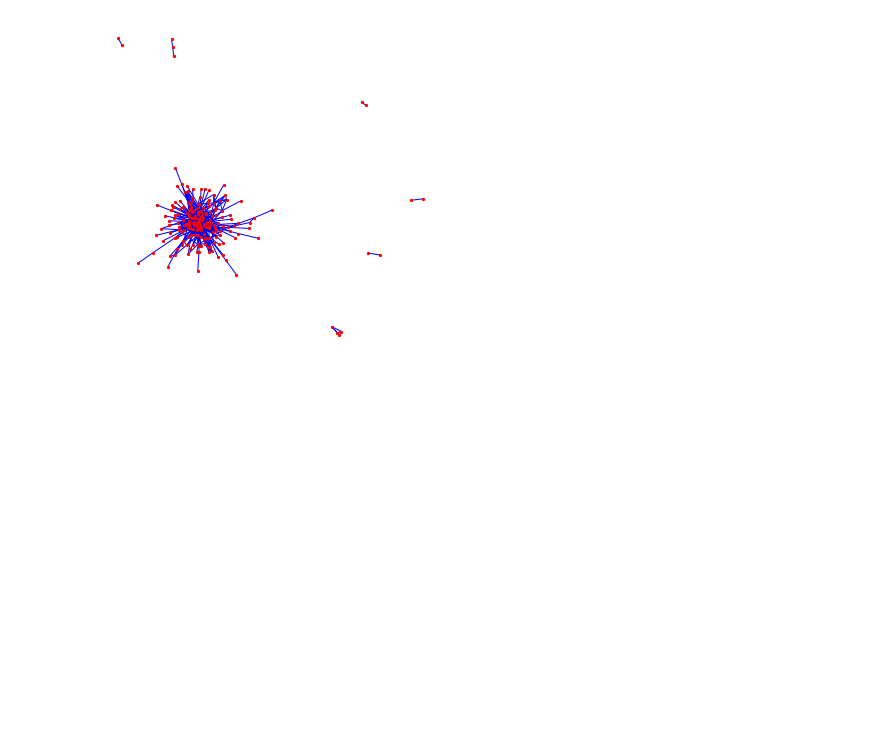
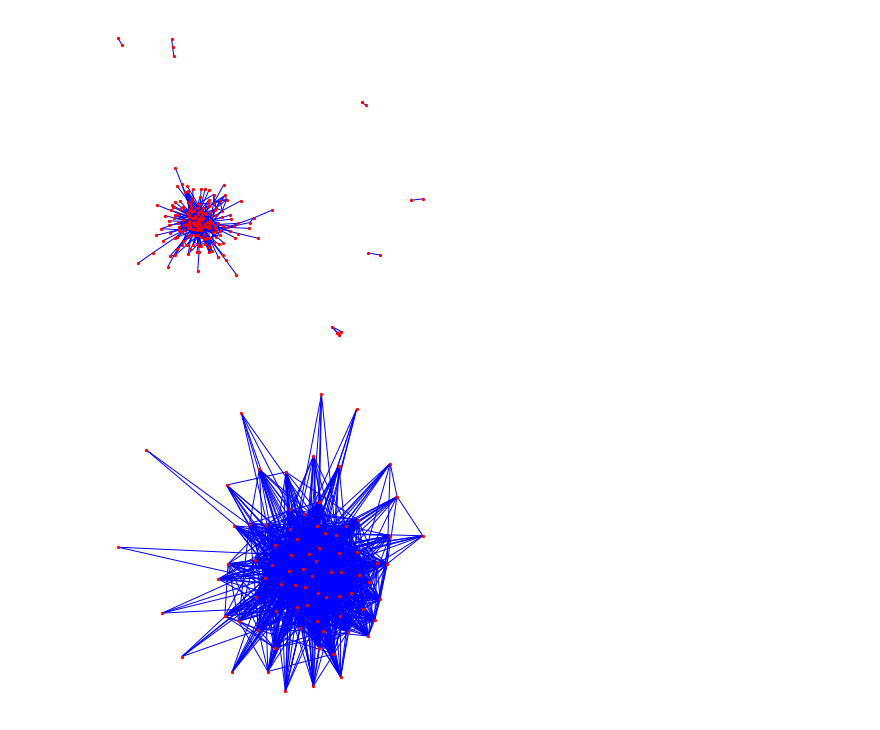
Before and after one commit to ghoumrassi/StockMarketDynamicGCN, a Jupyter notebook: researchproject/notebooks/visualise_network.ipynb, the cells around one changed output. Drawn from its saved outputs; the diff is of its cells as text; code cells hidden in the pictures; blank space fills up the shorter version.

```diff
--- a/researchproject/notebooks/visualise_network.ipynb
+++ b/researchproject/notebooks/visualise_network.ipynb
@@ -50,3 +50,23 @@ nx.draw(G2, node_color='r', edge_color='b',
 plt.savefig((FIGURES / 'nyt_graph'))
 # %% [output]
 [figure]
+# %%
+G3 = nx.Graph()
+with open((QUERIES / 'psql' / 'geo' / 'edges_reddit.q'), 'r') as f:
+    red_query = f.read()
+rs = engine.execute(text(red_query),
+                    prevdate=0, date=99999999999)
+results = rs.fetchall()
+
+for a, b, count in results:
+    if count < 20:
+        continue
+    if a in ticker_idx and b in ticker_idx:
+        G3.add_edge(ticker_idx[a], ticker_idx[b])
+# %%
+fig, ax = plt.subplots(figsize=(6,6))
+nx.draw(G3, node_color='r', edge_color='b',
+        node_size=5, ax=ax)
+plt.savefig((FIGURES / 'reddit_graph'))
+# %% [output]
+[figure, added]
```
Also changed, not shown: parts of 1 cell of this notebook, 9 other files.
